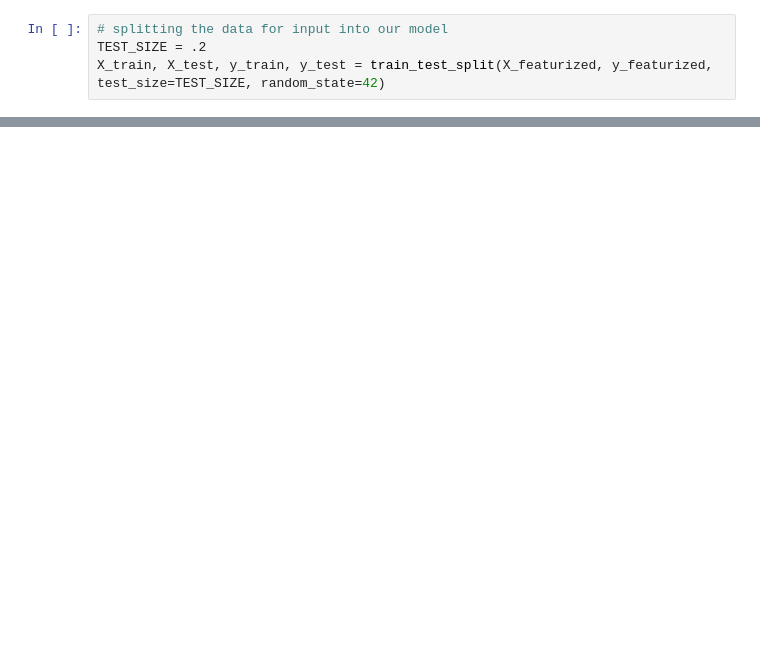
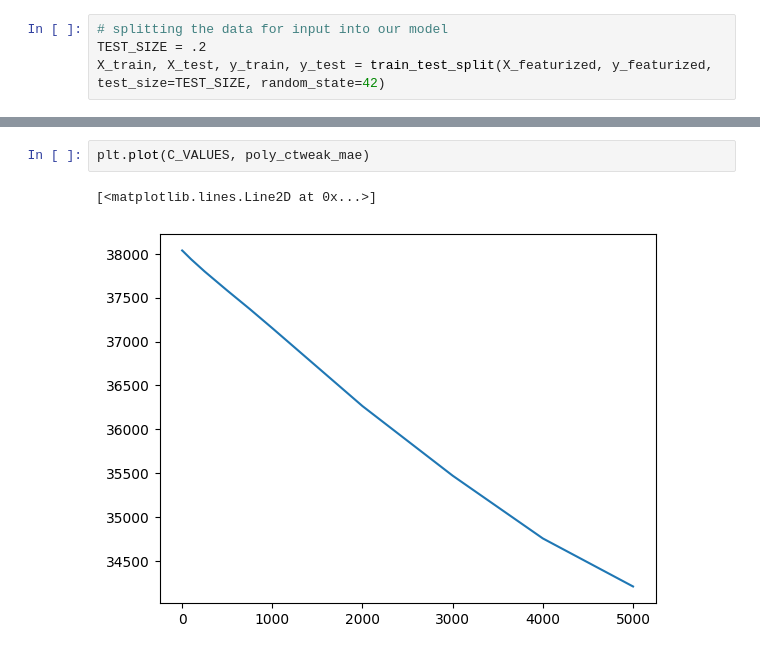
Before and after one commit to maxnbf/salary_prediction, a Jupyter notebook: svm_model.ipynb, the cells around one changed output, grey strips where cells are left out. Cells and saved outputs as stored; diff of their text form; blank space fills up the shorter version.

```diff
--- a/svm_model.ipynb
+++ b/svm_model.ipynb
@@ -52,0 +119,5 @@ preds = util.predict_and_analyze(sigmoid_model, X_test, y_test)
+# %%
+plt.plot(C_VALUES, poly_ctweak_mae)
+# %% [output]
+[<matplotlib.lines.Line2D at 0x...>]
+[figure, added]
```
Also changed, not shown: parts of 12 cells of this notebook, 4 other files.
